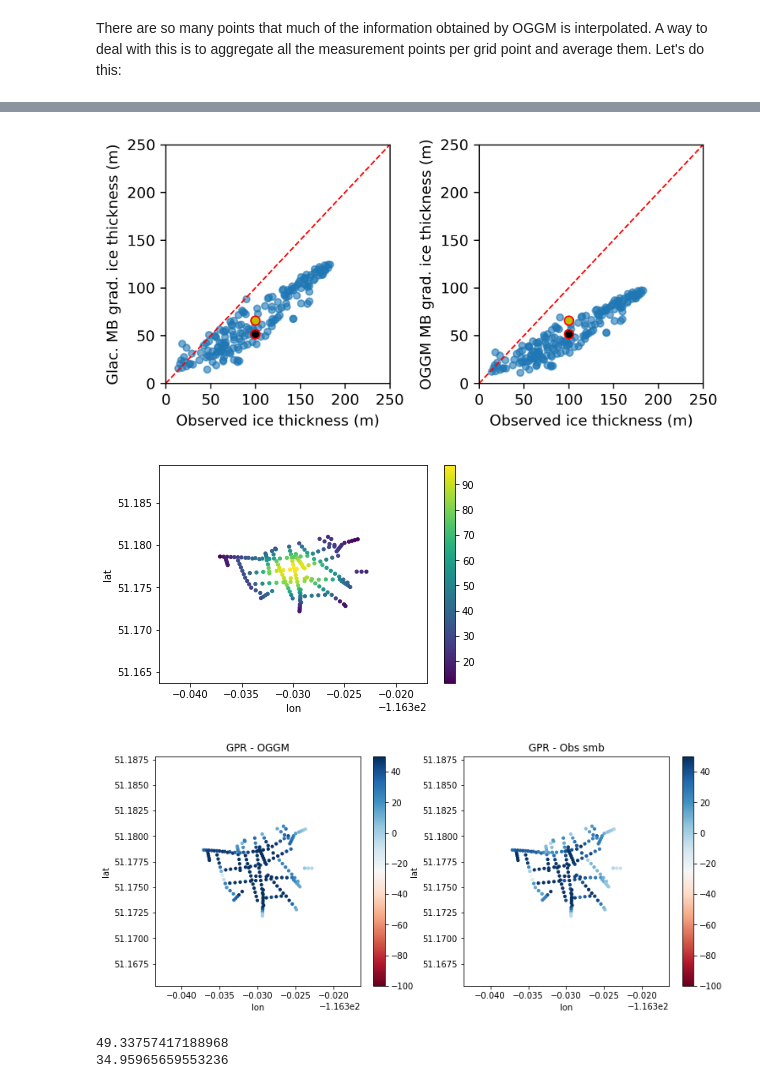
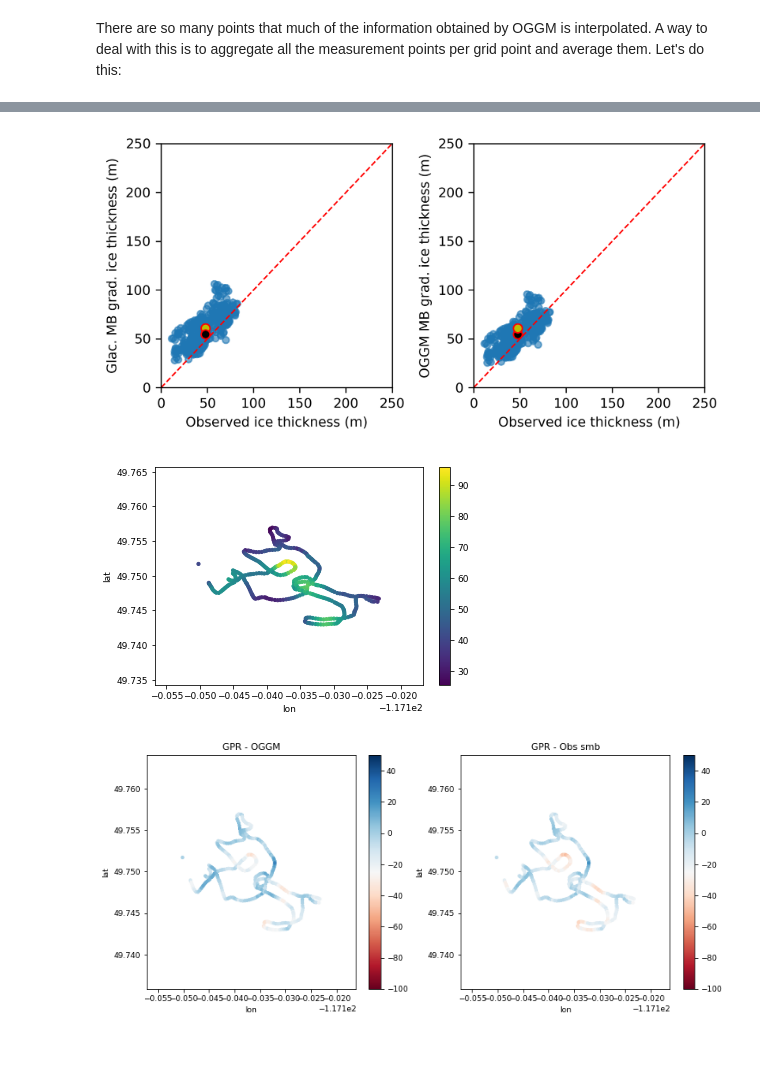
Before and after one commit to bpelto/OGGM-Columbia-Project, a Jupyter notebook: MB_gradient_comp_1glacier_gpr.ipynb, the cells around one changed output, grey strips where cells are left out. Saved outputs shown, nothing was run; the diff lists cells and outputs as text; code cells hidden in the pictures; blank space fills up the shorter version.

```diff
--- a/MB_gradient_comp_1glacier_gpr.ipynb
+++ b/MB_gradient_comp_1glacier_gpr.ipynb
@@ -16,9 +16,9 @@ import oggm
 from oggm import cfg, utils, workflow, tasks, graphics
 from oggm.workflow import execute_entity_task, gis_prepro_tasks, climate_tasks
 
-font = {'family' : 'normal',
+font = {'family' : 'Optima',
         'weight' : 'normal',
-        'size'   : 8}
+        'size'   : 9}
 
 plt.rc('font', **font)
 # %% [markdown]
@@ -33,7 +33,7 @@ plt.rc('font', **font)
 - 6 for Zillmer
 - 7 Castle Creek
 # %%
-num = 3 #num determines which gdir and gradient to use
+num = 0 #num determines which gdir and gradient to use
 
 # min to max gradients
 # grad = [5.8, 9.8, 5.9, 7.95, 6.2, 5.3, 5.8] #mm we m-1
@@ -502,7 +502,7 @@ plt.savefig(products_dir + glacier[num] + '_MB_grads_vs_gpr_ice_thick.png')
 
 ##need to correct for SRTM height change to asess performance
 # %% [output]
-[figure, old version]
+[figure, new version]
 # %%
 #plot these data
 # geom = gdir.read_shapefile('outlines')
@@ -511,31 +511,22 @@ f, ax = plt.subplots()
 df_agg.plot.scatter(x='lon', y='lat', c=df_agg['oggm_thick'], cmap='viridis', s=10, ax=ax); #cmap='Blues',
 # geom.plot(ax=ax, facecolor='none', edgecolor='k');
 # %% [output]
-[figure, old version]
+[figure, new version]
 # %%
 #GPR depth less oggm default thickness
 # geom = gdir.read_shapefile('outlines')
 f, (ax,ax1) = plt.subplots(1,2, figsize=(12, 5))
-diff = df_agg['depth'] - df_agg['oggm_thick']
-df_agg.plot.scatter(x='lon', y='lat', c=diff, cmap='RdBu', s=10, ax=ax, vmax=50, vmin=-100); #cmap='Blues',
+df_agg['GPR-oggm'] = df_agg['depth'] - df_agg['oggm_thick']
+df_agg.plot.scatter(x='lon', y='lat', c=df_agg['GPR-oggm'], cmap='RdBu', s=10, ax=ax, vmax=50, vmin=-100); #cmap='Blues',
 ax.title.set_text('GPR - OGGM')
 # geom.plot(ax=ax, facecolor='no
 #GPR depth less OGGM SMB thickness
 
 
 geom = gdir.read_shapefile('outlines')
-diff2 = df_agg['depth'] - df_agg['obs_mb_grad_thick']
-df_agg.plot.scatter(x='lon', y='lat', c=diff2, cmap='RdBu', s=10, vmax=50, vmin=-100, ax=ax1); #cmap='Blues',
+df_agg['GPR-obs_smb'] = df_agg['depth'] - df_agg['obs_mb_grad_thick']
+df_agg.plot.scatter(x='lon', y='lat', c=df_agg['GPR-obs_smb'], cmap='RdBu', s=10, vmax=50, vmin=-100, ax=ax1); #cmap='Blues',
 ax1.title.set_text('GPR - Obs smb')
 # geom.plot(ax=ax) #facecolor='no)
 # %% [output]
-[figure, old version]
+[figure, new version]
-# %%
-print(np.mean(diff))
-print(np.mean(diff2))
-
-oggm_gpr_diff = diff
-obs_smb_gpr_diff = diff2
-# %% [output]
-49.33757417188968
-34.95965659553236
```
Also changed, not shown: parts of 35 cells of this notebook.
